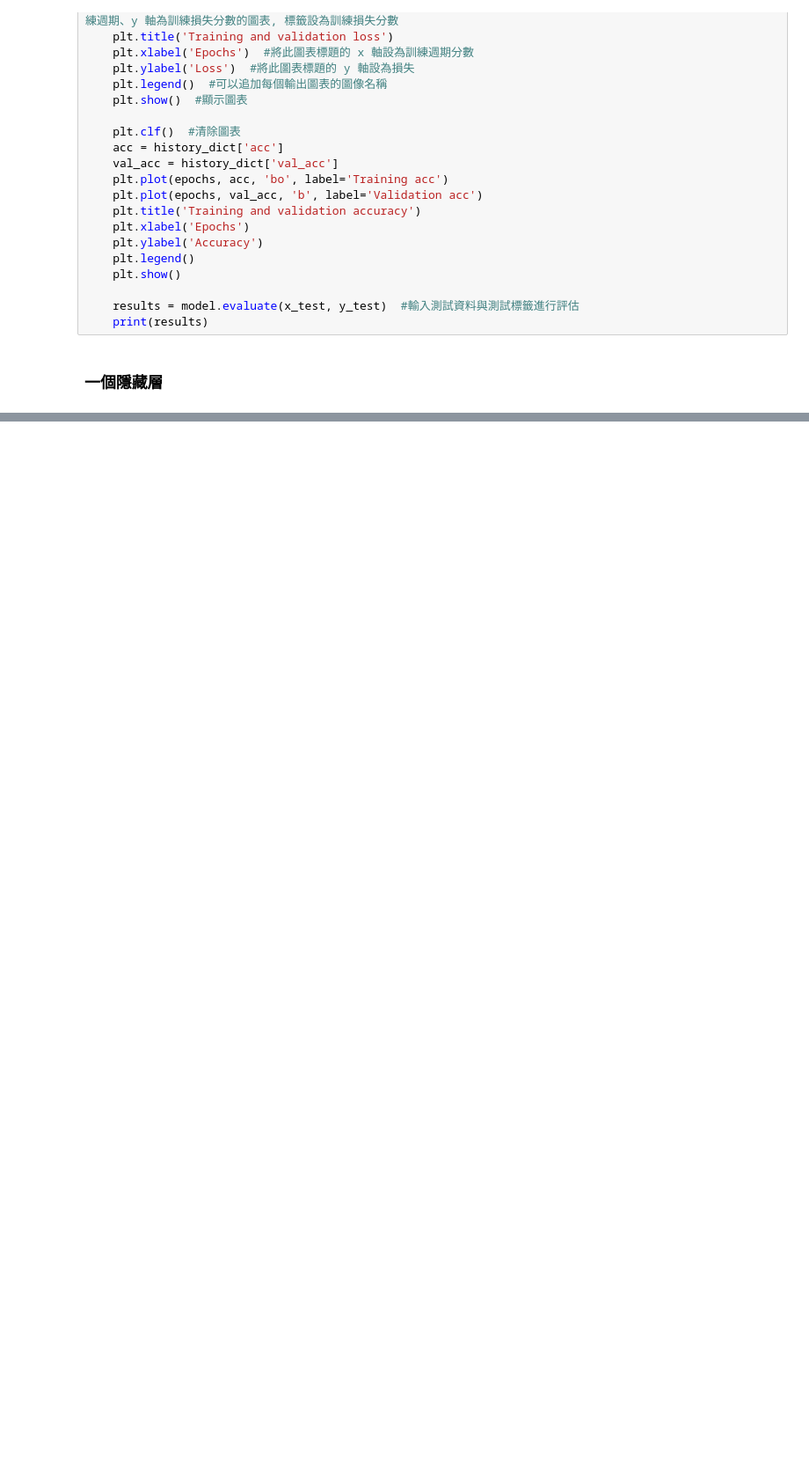
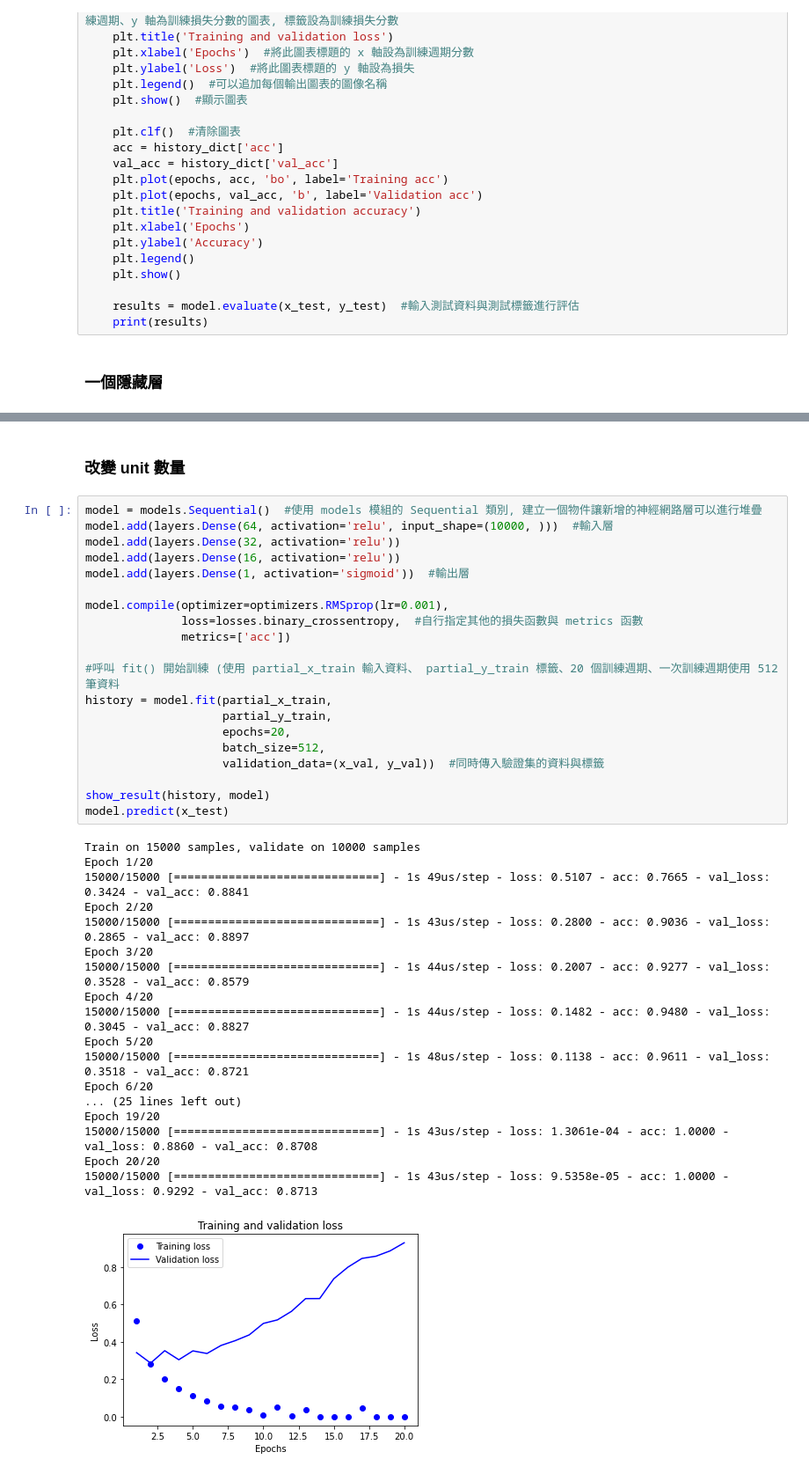
Before and after one commit to hotdog929/test-keras, a Jupyter notebook: Ch03-works.ipynb, the cells around one changed output, grey strips where cells are left out. Shown: that part at 88% size. Drawn from its saved outputs; the diff is of its cells as text; blank space fills up the shorter version.

Commit message:
unit 3-3 works

```diff
--- a/Ch03-works.ipynb
+++ b/Ch03-works.ipynb
@@ -183,0 +168,41 @@ array([[0.00611882],
+# %% [markdown]
+### 改變 unit 數量
+# %%
+model = models.Sequential()  #使用 models 模組的 Sequential 類別, 建立一個物件讓新增的神經網路層可以進行堆疊
+model.add(layers.Dense(64, activation='relu', input_shape=(10000, )))  #輸入層
+model.add(layers.Dense(32, activation='relu'))
+model.add(layers.Dense(16, activation='relu'))
+model.add(layers.Dense(1, activation='sigmoid'))  #輸出層
+
+model.compile(optimizer=optimizers.RMSprop(lr=0.001),
+              loss=losses.binary_crossentropy,  #自行指定其他的損失函數與 metrics 函數
+              metrics=['acc'])
+
+#呼叫 fit() 開始訓練 (使用 partial_x_train 輸入資料、 partial_y_train 標籤、20 個訓練週期、一次訓練週期使用 512 筆資料
+history = model.fit(partial_x_train,
+                    partial_y_train,
+                    epochs=20,
+                    batch_size=512,
+                    validation_data=(x_val, y_val))  #同時傳入驗證集的資料與標籤
+
+show_result(history, model)
+model.predict(x_test)
+# %% [output]
+Train on 15000 samples, validate on 10000 samples
+Epoch 1/20
+15000/15000 [==============================] - 1s 49us/step - loss: 0.5107 - acc: 0.7665 - val_loss: 0.3424 - val_acc: 0.8841
+Epoch 2/20
+15000/15000 [==============================] - 1s 43us/step - loss: 0.2800 - acc: 0.9036 - val_loss: 0.2865 - val_acc: 0.8897
+Epoch 3/20
+15000/15000 [==============================] - 1s 44us/step - loss: 0.2007 - acc: 0.9277 - val_loss: 0.3528 - val_acc: 0.8579
+Epoch 4/20
+15000/15000 [==============================] - 1s 44us/step - loss: 0.1482 - acc: 0.9480 - val_loss: 0.3045 - val_acc: 0.8827
+Epoch 5/20
+15000/15000 [==============================] - 1s 48us/step - loss: 0.1138 - acc: 0.9611 - val_loss: 0.3518 - val_acc: 0.8721
+Epoch 6/20
+... (25 lines left out)
+Epoch 19/20
+15000/15000 [==============================] - 1s 43us/step - loss: 1.3061e-04 - acc: 1.0000 - val_loss: 0.8860 - val_acc: 0.8708
+Epoch 20/20
+15000/15000 [==============================] - 1s 43us/step - loss: 9.5358e-05 - acc: 1.0000 - val_loss: 0.9292 - val_acc: 0.8713
+[figure, added]
```
Also changed, not shown: parts of 8 cells of this notebook.
